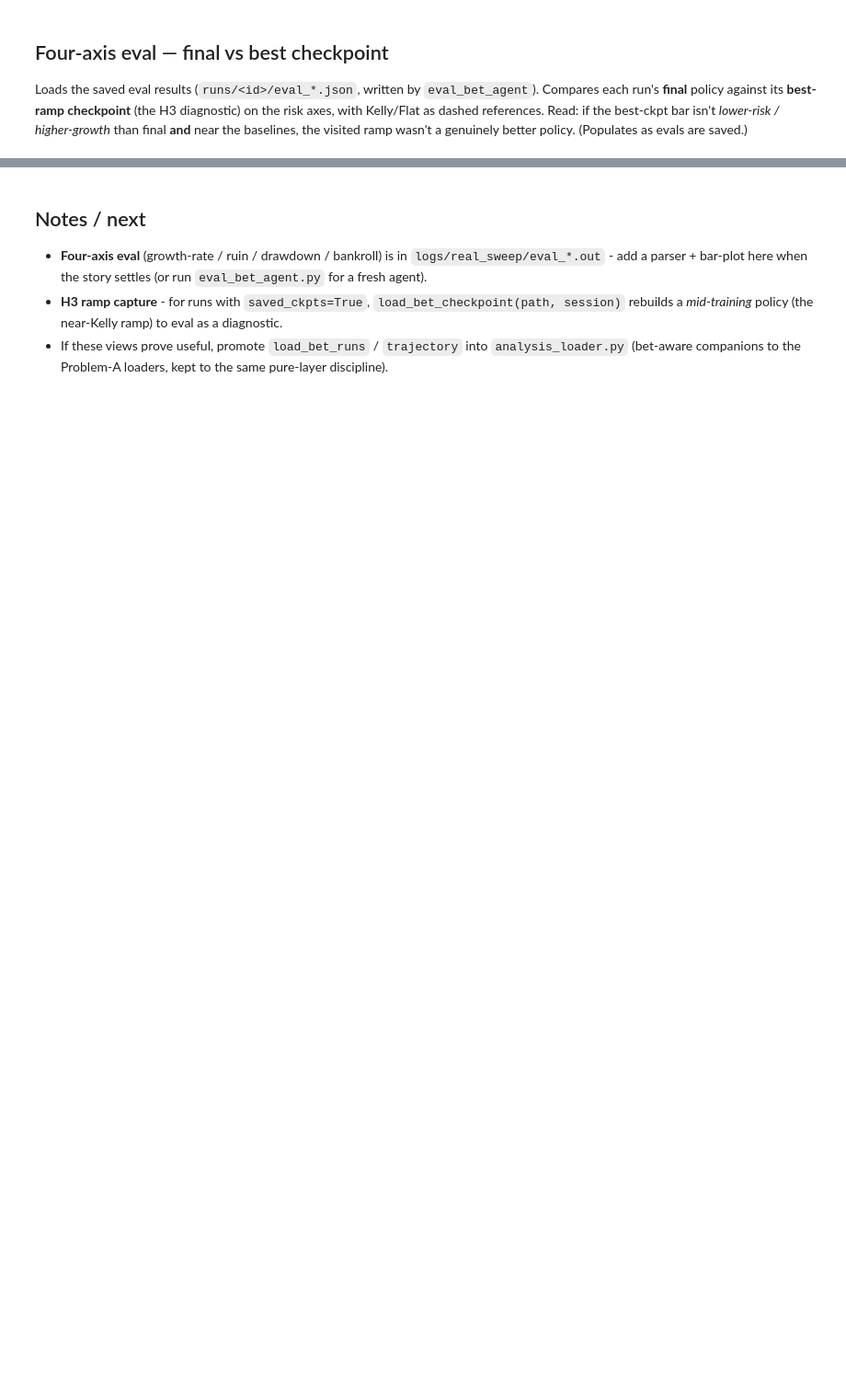
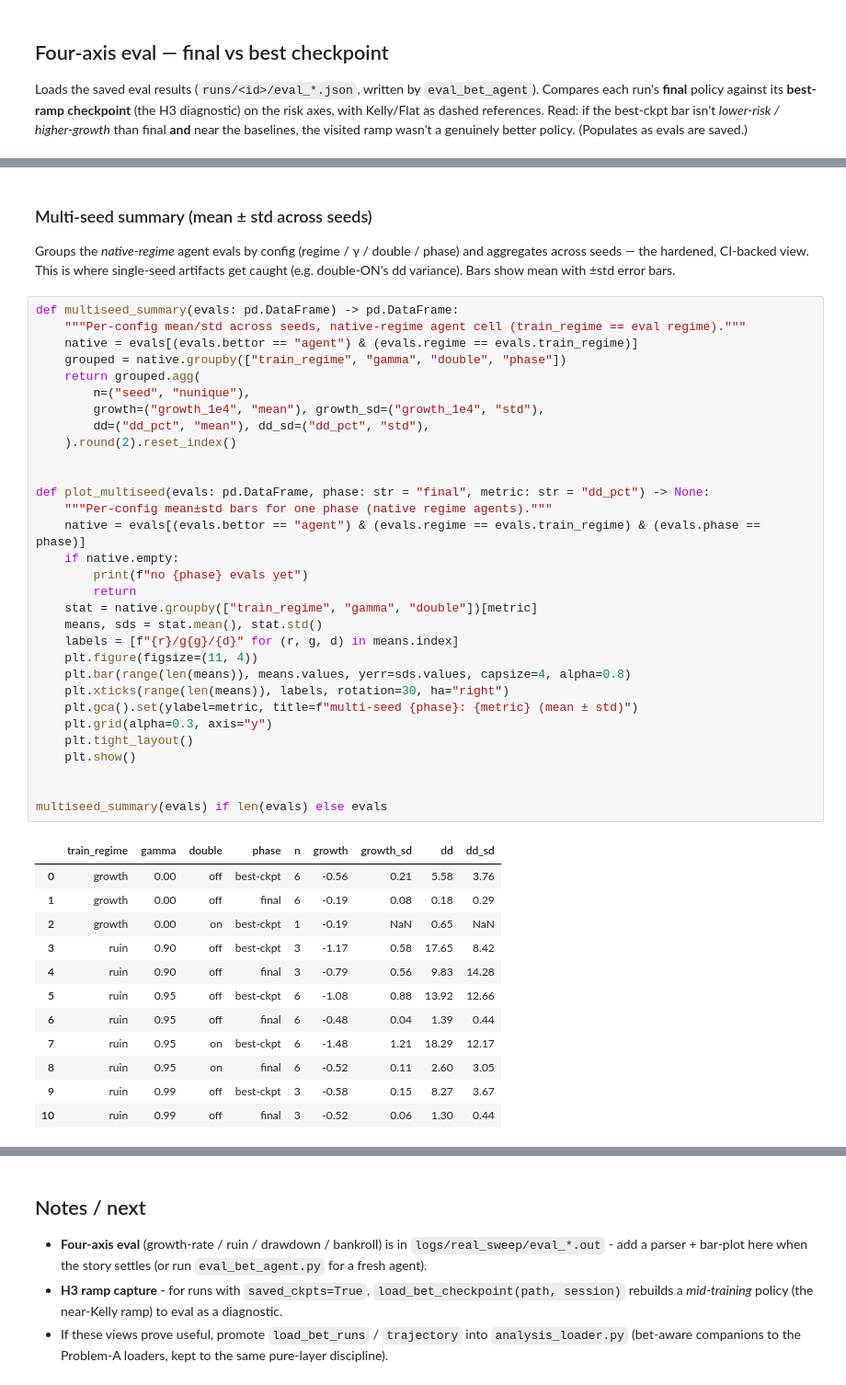
Before and after one commit to arda-basarici/blackjack-rl, a Jupyter notebook: analysis/scratch/b2d_bet_investigation.ipynb, the cells around one changed output, grey strips where cells are left out. Shown at 92% size. Saved outputs shown, nothing was run; the diff lists cells and outputs as text; blank space fills up the shorter version.

```diff
--- a/analysis/scratch/b2d_bet_investigation.ipynb
+++ b/analysis/scratch/b2d_bet_investigation.ipynb
@@ -310,0 +368,50 @@ if len(evals):
+# %% [markdown]
+### Multi-seed summary (mean ± std across seeds)
+
+Groups the *native-regime* agent evals by config (regime / γ / double / phase) and aggregates across seeds
+— the hardened, CI-backed view. This is where single-seed artifacts get caught (e.g. double-ON's dd
+variance). Bars show mean with ±std error bars.
+# %%
+def multiseed_summary(evals: pd.DataFrame) -> pd.DataFrame:
+    """Per-config mean/std across seeds, native-regime agent cell (train_regime == eval regime)."""
+    native = evals[(evals.bettor == "agent") & (evals.regime == evals.train_regime)]
+    grouped = native.groupby(["train_regime", "gamma", "double", "phase"])
+    return grouped.agg(
+        n=("seed", "nunique"),
+        growth=("growth_1e4", "mean"), growth_sd=("growth_1e4", "std"),
+        dd=("dd_pct", "mean"), dd_sd=("dd_pct", "std"),
+    ).round(2).reset_index()
+
+
+def plot_multiseed(evals: pd.DataFrame, phase: str = "final", metric: str = "dd_pct") -> None:
+    """Per-config mean±std bars for one phase (native regime agents)."""
+    native = evals[(evals.bettor == "agent") & (evals.regime == evals.train_regime) & (evals.phase == phase)]
+    if native.empty:
+        print(f"no {phase} evals yet")
+        return
+    stat = native.groupby(["train_regime", "gamma", "double"])[metric]
+    means, sds = stat.mean(), stat.std()
+    labels = [f"{r}/g{g}/{d}" for (r, g, d) in means.index]
+    plt.figure(figsize=(11, 4))
+    plt.bar(range(len(means)), means.values, yerr=sds.values, capsize=4, alpha=0.8)
+    plt.xticks(range(len(means)), labels, rotation=30, ha="right")
+    plt.gca().set(ylabel=metric, title=f"multi-seed {phase}: {metric} (mean ± std)")
+    plt.grid(alpha=0.3, axis="y")
+    plt.tight_layout()
+    plt.show()
+
+
+multiseed_summary(evals) if len(evals) else evals
+# %% [output]
+|  | train_regime | gamma | double | phase | n | growth | growth_sd | dd | dd_sd |
+| 0 | growth | 0.00 | off | best-ckpt | 6 | -0.56 | 0.21 | 5.58 | 3.76 |
+| 1 | growth | 0.00 | off | final | 6 | -0.19 | 0.08 | 0.18 | 0.29 |
+| 2 | growth | 0.00 | on | best-ckpt | 1 | -0.19 | NaN | 0.65 | NaN |
+| 3 | ruin | 0.90 | off | best-ckpt | 3 | -1.17 | 0.58 | 17.65 | 8.42 |
+| 4 | ruin | 0.90 | off | final | 3 | -0.79 | 0.56 | 9.83 | 14.28 |
+| 5 | ruin | 0.95 | off | best-ckpt | 6 | -1.08 | 0.88 | 13.92 | 12.66 |
+| 6 | ruin | 0.95 | off | final | 6 | -0.48 | 0.04 | 1.39 | 0.44 |
+| 7 | ruin | 0.95 | on | best-ckpt | 6 | -1.48 | 1.21 | 18.29 | 12.17 |
+| 8 | ruin | 0.95 | on | final | 6 | -0.52 | 0.11 | 2.60 | 3.05 |
+| 9 | ruin | 0.99 | off | best-ckpt | 3 | -0.58 | 0.15 | 8.27 | 3.67 |
+| 10 | ruin | 0.99 | off | final | 3 | -0.52 | 0.06 | 1.30 | 0.44 |
```
Also changed, not shown: parts of 10 cells of this notebook, 7 other files.
